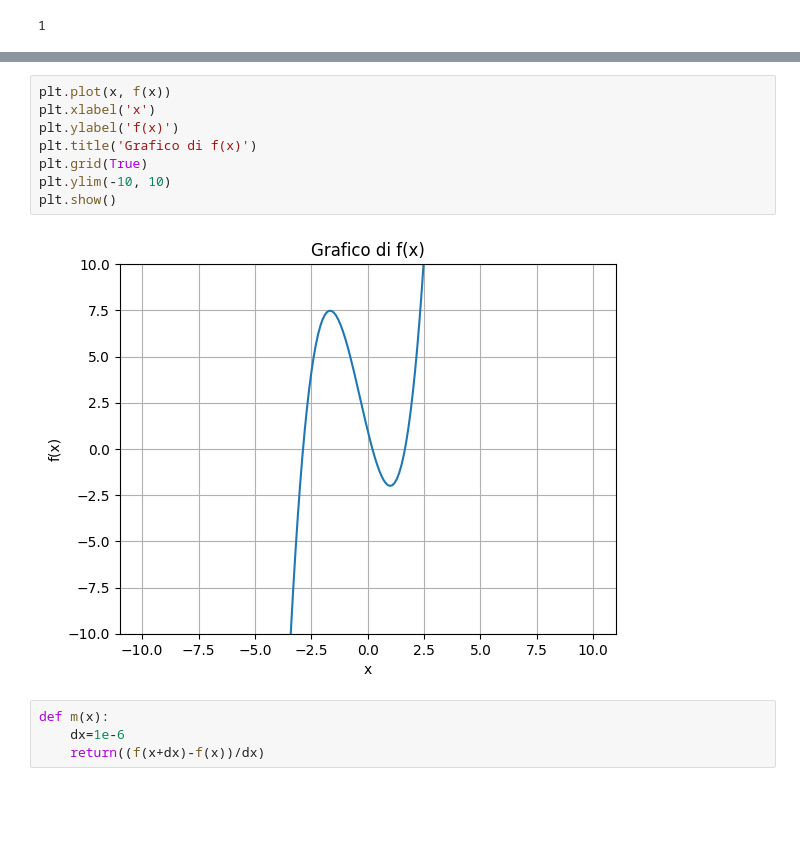
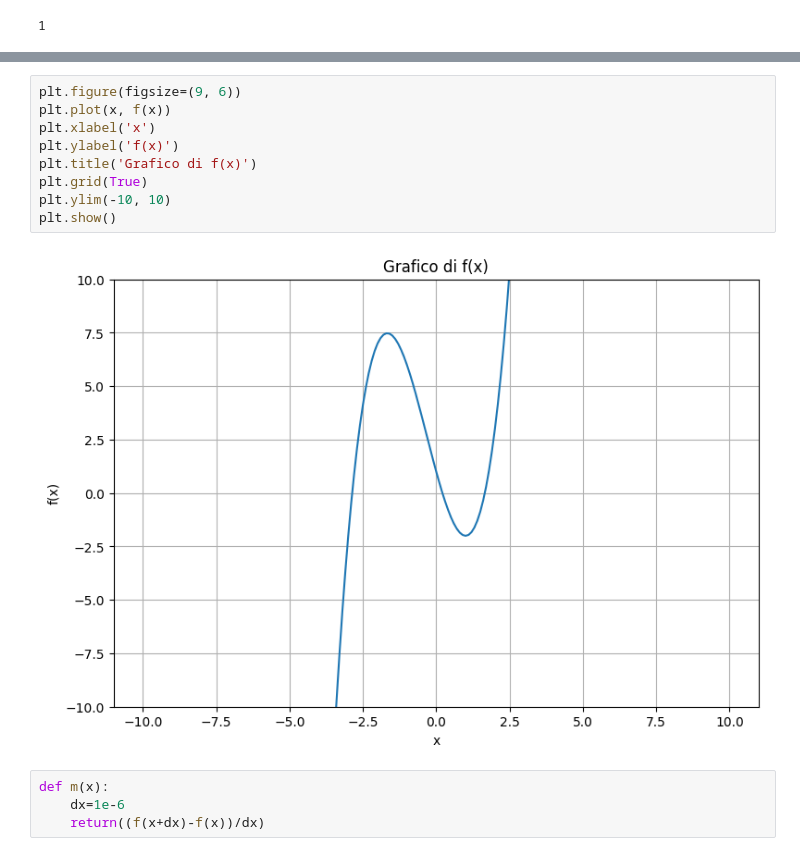
Before and after one commit to reto-ssst/2025-prova, a Jupyter notebook: pendenza.ipynb, the cells around one changed output, grey strips where cells are left out. Drawn from its saved outputs; the diff is of its cells as text; blank space fills up the shorter version.

Commit message:
diagrammi ingranditi 1.5x

```diff
--- a/pendenza.ipynb
+++ b/pendenza.ipynb
@@ -38,15 +38,16 @@ print(x)
    8.    8.1   8.2   8.3   8.4   8.5   8.6   8.7   8.8   8.9   9.    9.1
    9.2   9.3   9.4   9.5   9.6   9.7   9.8   9.9  10. ]
 # %%
+plt.figure(figsize=(9, 6))
 plt.plot(x, f(x))
 plt.xlabel('x')
 plt.ylabel('f(x)')
 plt.title('Grafico di f(x)')
 plt.grid(True)
 plt.ylim(-10, 10)
 plt.show()
 # %% [output]
-[figure, old version]
+[figure, new version]
 # %%
 def m(x):
     dx=1e-6
```
Also changed, not shown: parts of 1 cell of this notebook.
